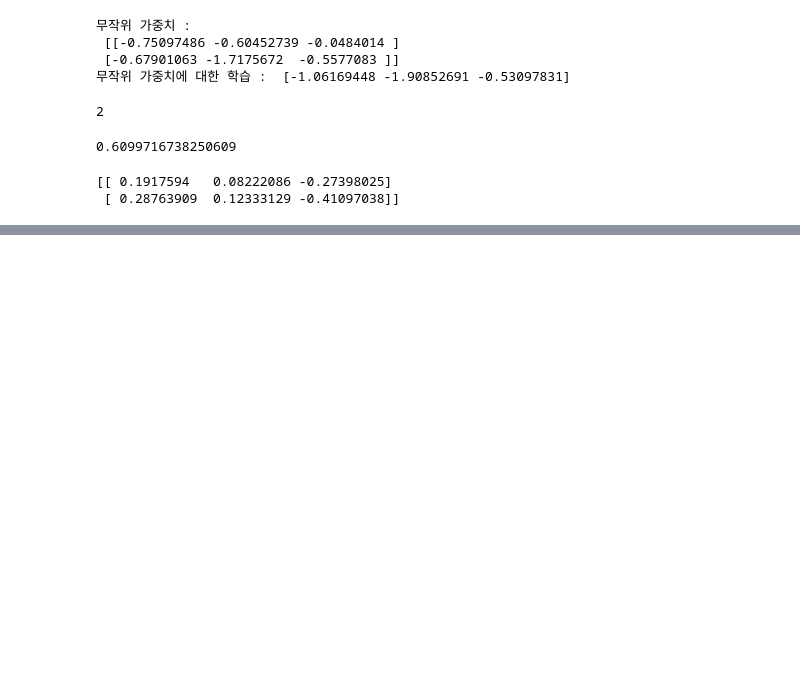
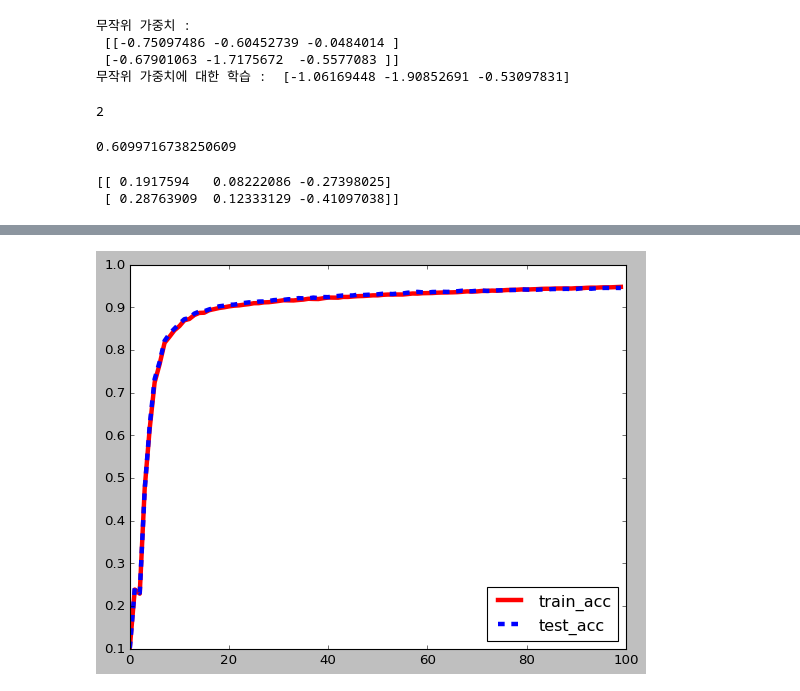
Before and after one commit to Hosung-Ahn/Deep-Learning-from-Scratch, a Jupyter notebook: Chapter4-신경망학습/note.ipynb, the cells around one changed output, grey strips where cells are left out. Cells and saved outputs as stored; diff of their text form; code cells hidden in the pictures; blank space fills up the shorter version.

```diff
--- a/Chapter4-신경망학습/note.ipynb
+++ b/Chapter4-신경망학습/note.ipynb
@@ -147,0 +277,8 @@ print(dW)
+# %%
+# 훈련 데이터와 테스트 데이터의 정확도
+plt.plot(train_acc_list, label='train_acc', lw='4', c='r')
+plt.plot(test_acc_list, label='test_acc', lw='4', c='b', ls='--')
+plt.legend(loc='best')
+plt.show()
+# %% [output]
+[figure, added]
```
Also changed, not shown: parts of 5 cells of this notebook.
